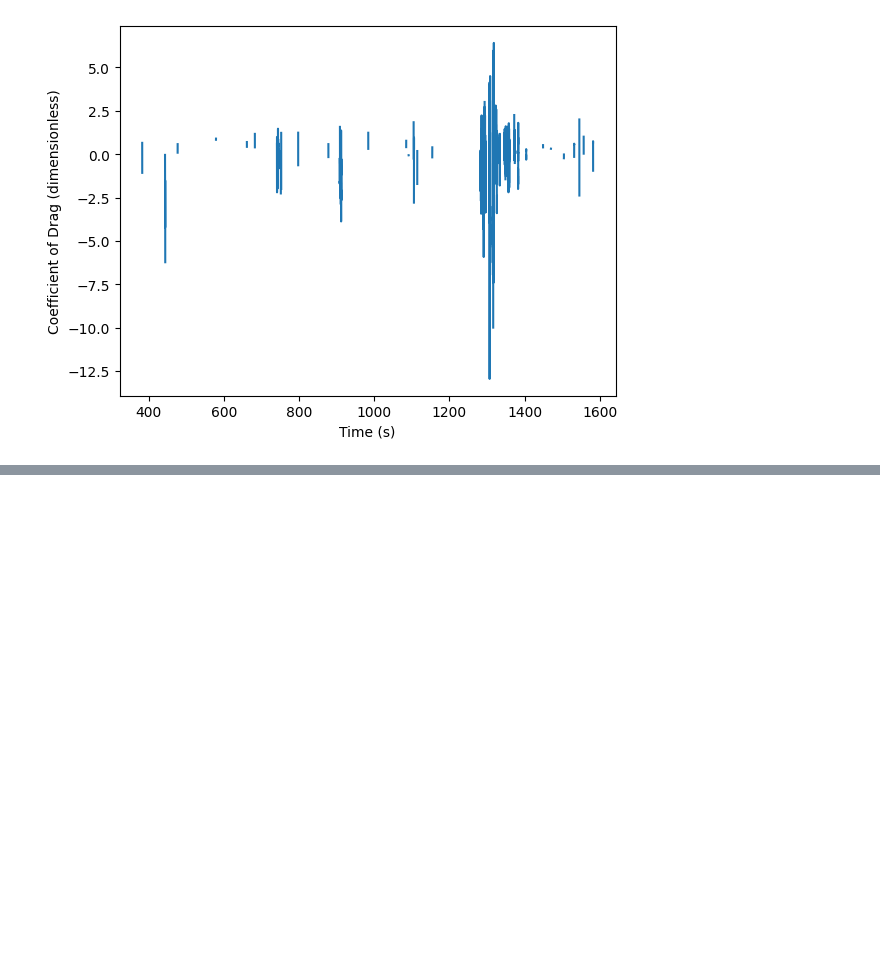
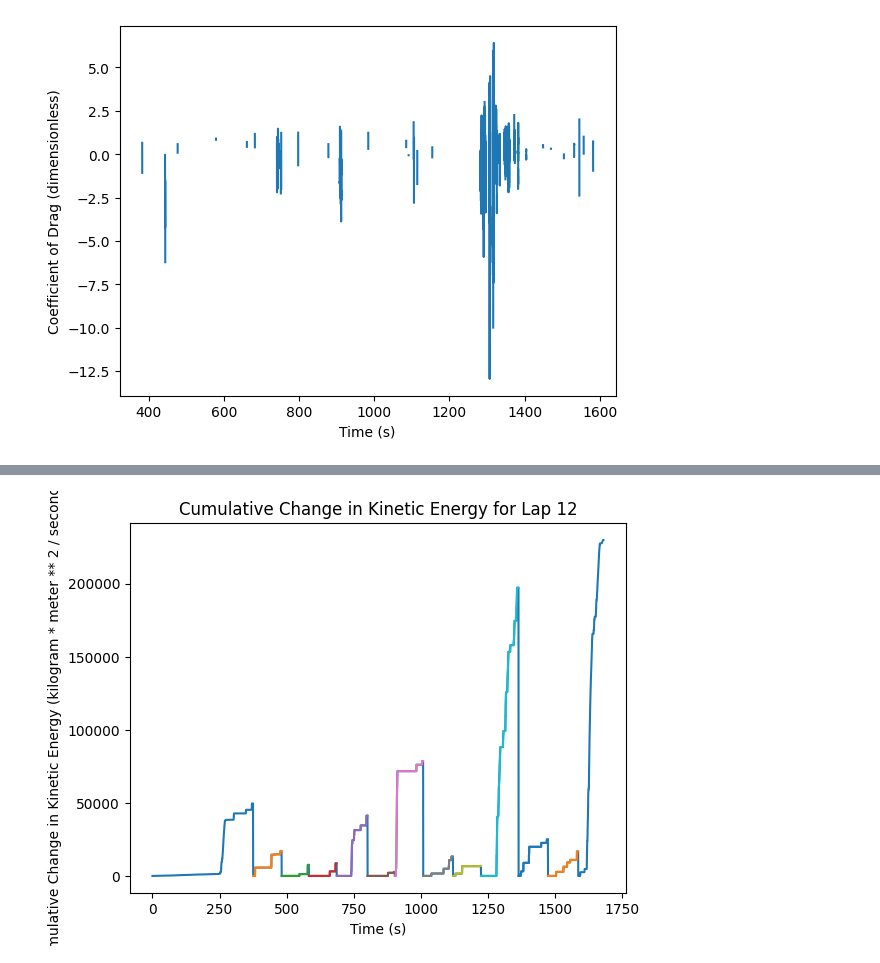
Before and after one commit to HenryAsa/MIT-rush-auto-calcs, a Jupyter notebook: race_data_analysis.ipynb, the cells around one changed output, grey strips where cells are left out. Cells and saved outputs as stored; diff of their text form; code cells hidden in the pictures; blank space fills up the shorter version.

```diff
--- a/race_data_analysis.ipynb
+++ b/race_data_analysis.ipynb
@@ -702,0 +695,62 @@ range(2, 13)
+# %%
+start_lap_num = 2
+end_lap_num = (RACE_DATA_DF['Lap Number'].iloc[-1] - 1).magnitude
+
+
+def set_Vehicle_Kinetic_Energy(
+        df: pd.DataFrame,
+        units: dict[str, str],
+        vehicle_mass: float
+    ) -> None:
+    """Set "GPS CST On" Math Channel
+
+    Computes when the driver is not on the brakes, and not on the
+    throttle, and not in a corner. The outputs are: 0 = Not coasting,
+    1 = Coasting.
+
+    Parameters
+    ----------
+    df : pd.DataFrame
+        Race Data Dataframe
+    units : dict[str, str]
+        Units dictionary for a race data dataframe
+    """
+    label = 'Vehicle Kinetic Energy'
+    units[label] = 'joules'
+    df[label] = pd.Series(data=(0.5 * vehicle_mass * df['GPS Speed']**2), dtype=f'pint[{units[label]}]')
+
+
+set_Vehicle_Kinetic_Energy(RACE_DATA_DF, UNITS, mass_vehicle)
+set_delta(RACE_DATA_DF, UNITS, 'Vehicle Kinetic Energy', 'dKE')
+
+# export_data_to_csv(RACE_DATA_DF['Time'], RACE_DATA_DF['Vehicle Kinetic Energy'], 'sanity.csv')
+
+cumulative_ke_change = pd.Series(data=RACE_DATA_DF.groupby('Lap Number')['dKE'].apply(lambda x: x.cumsum()))
+
+cumulative_ke_change_during_coast = pd.Series(data=(
+    RACE_DATA_DF.groupby('Lap Number')[['Lap Number', 'dKE', 'GPS CST On']].apply(
+        lambda x: (x['dKE'] * x['GPS CST On']).cumsum())))
+
+abs_cumulative_ke_change_during_coast = pd.Series(data=(
+    RACE_DATA_DF.groupby('Lap Number')[['Lap Number', 'dKE', 'GPS CST On']].apply(
+        lambda x: (abs(x['dKE']) * x['GPS CST On']).cumsum())))
+
+# cumulative_ke_change_during_coast = pd.Series(data=(RACE_DATA_DF * RACE_DATA_DF['GPS CST On']).groupby('Lap Number')['dKE'].apply(lambda x: x.cumsum()))
+# cumulative_ke_change_during_coast = pd.Series(data=strip_df_of_units(RACE_DATA_DF.groupby('Lap Number')['dKE']).cumsum(), dtype=f'pint[{UNITS["dKE"]}]')
+
+plt.title(f'Cumulative Change in Kinetic Energy by Lap')
+plot_data(RACE_DATA_DF['Time'], f'Time ({UNITS["Time"]})', abs_cumulative_ke_change_during_coast.pint.to_base_units(), f'Cumulative Change in Kinetic Energy ({abs_cumulative_ke_change_during_coast.pint.to_base_units().pint.units})')
+
+
+for lap_num in range(start_lap_num, end_lap_num+1):
+    lap_indices = get_lap_indices(RACE_DATA_DF, lap_num, lap_num)
+    start_lap_indices = lap_indices[lap_num]
+    end_lap_indices = lap_indices[lap_num]
+
+    valid_lap_times = slice_into_df(RACE_DATA_DF['Time'], start_lap_indices[0], end_lap_indices[-1])
+    lap_cum_KE = slice_into_df(abs_cumulative_ke_change_during_coast, start_lap_indices[0], end_lap_indices[-1])
+
+    plt.title(f'Cumulative Change in Kinetic Energy for Lap {lap_num}')
+    plot_data(valid_lap_times, f'Time ({UNITS["Time"]})', lap_cum_KE.pint.to_base_units(), f'Cumulative Change in Kinetic Energy ({lap_cum_KE.pint.to_base_units().pint.units})')
+# %% [output]
+[figure, added]
```
Also changed, not shown: parts of 8 cells of this notebook, 1 other file.
